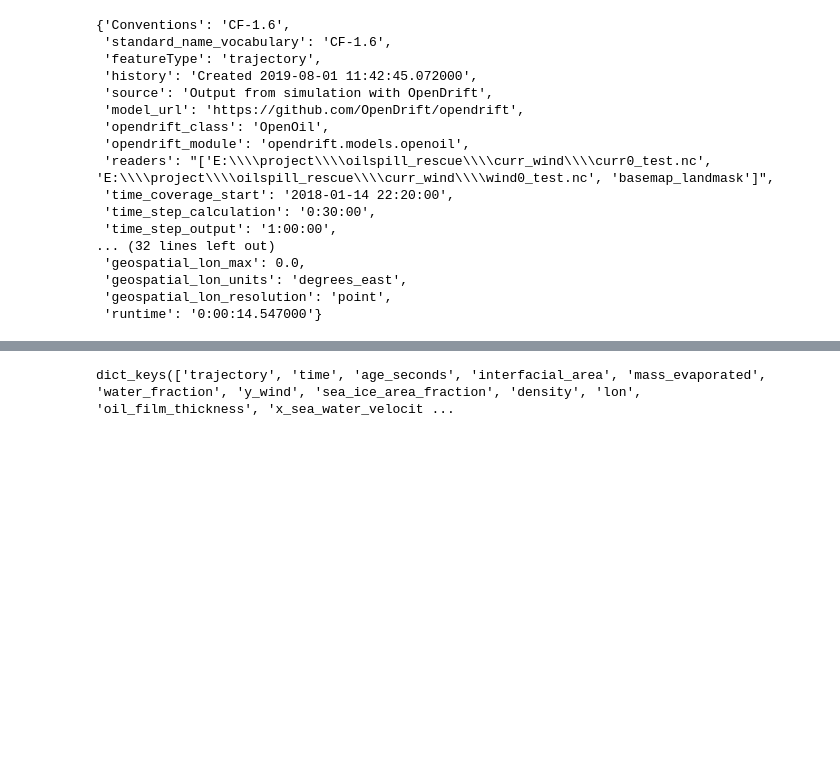
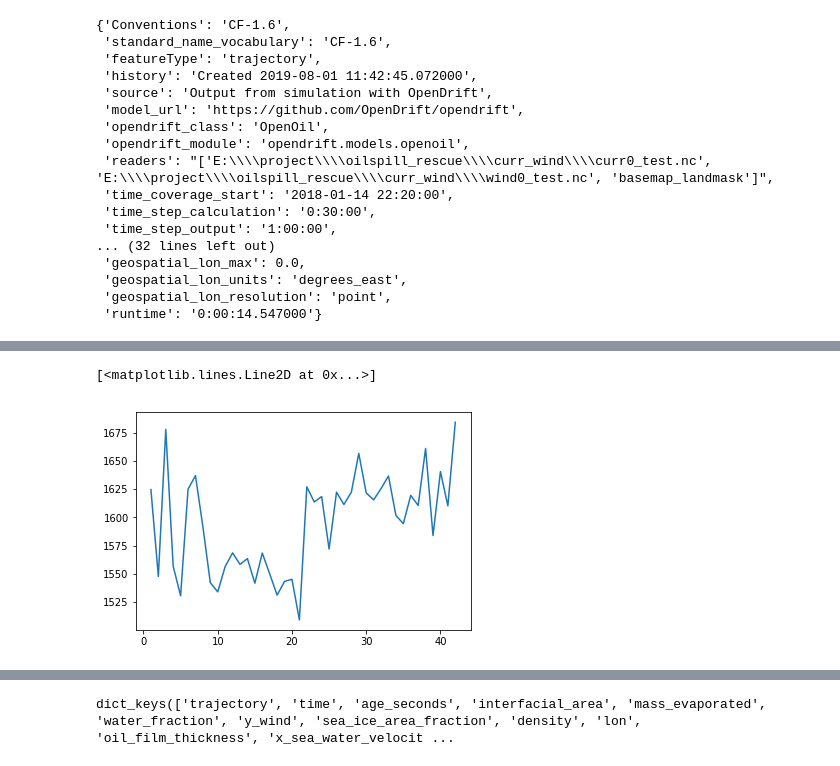
Before and after one commit to yj-git/SearchRescueSys, a Jupyter notebook: background/01byJupyter/06-高效读取nc-使用xarray.ipynb, the cells around one changed output, grey strips where cells are left out. Cells and saved outputs as stored; diff of their text form; code cells hidden in the pictures; blank space fills up the shorter version.

```diff
--- a/background/01byJupyter/06-高效读取nc-使用xarray.ipynb
+++ b/background/01byJupyter/06-高效读取nc-使用xarray.ipynb
@@ -97,0 +340,6 @@ ds_xr.attrs
+# %%
+# 画个折线图看看
+plt.plot(ds_xr.isel(time=1)['mass_oil'].to_series().where(ds_xr.isel(time=1)['mass_oil'].to_series()<2000).dropna())
+# %% [output]
+[<matplotlib.lines.Line2D at 0x...>]
+[figure, added]
```
Also changed, not shown: parts of 38 cells of this notebook, 3 other files.
